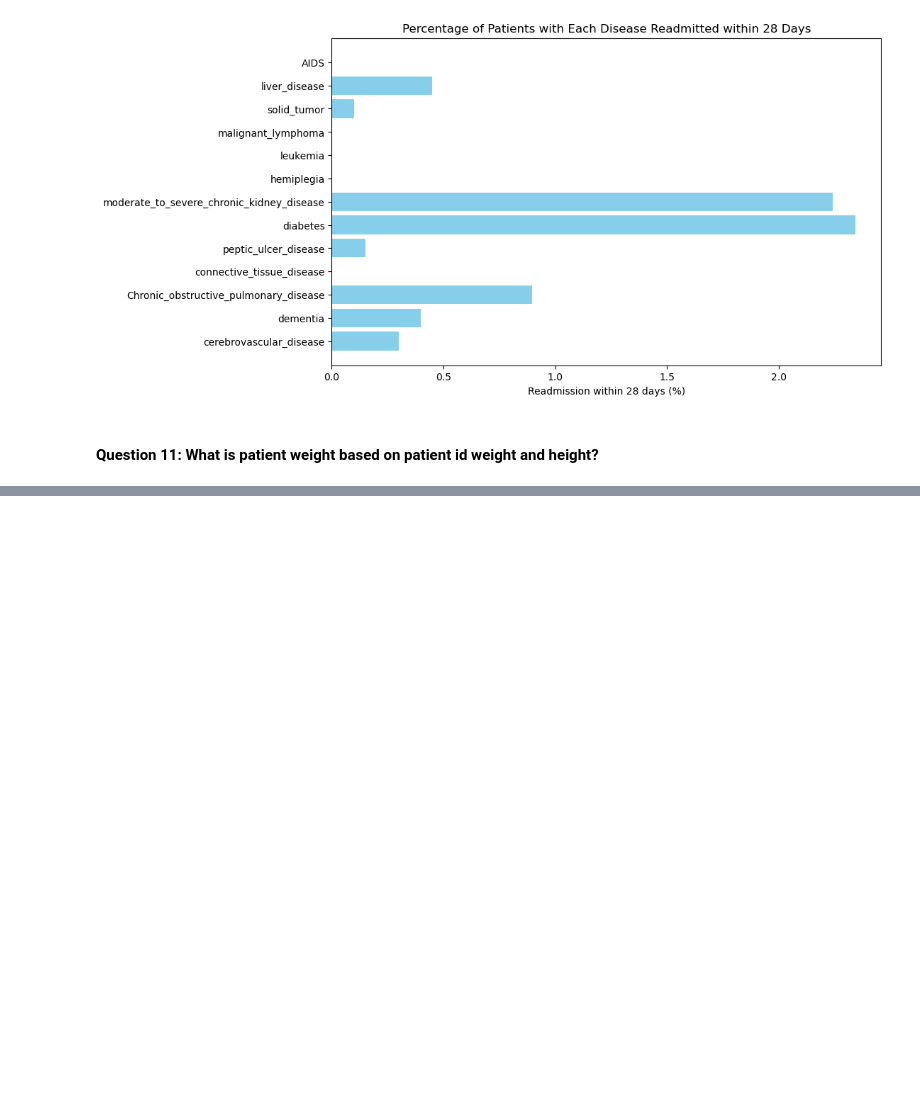
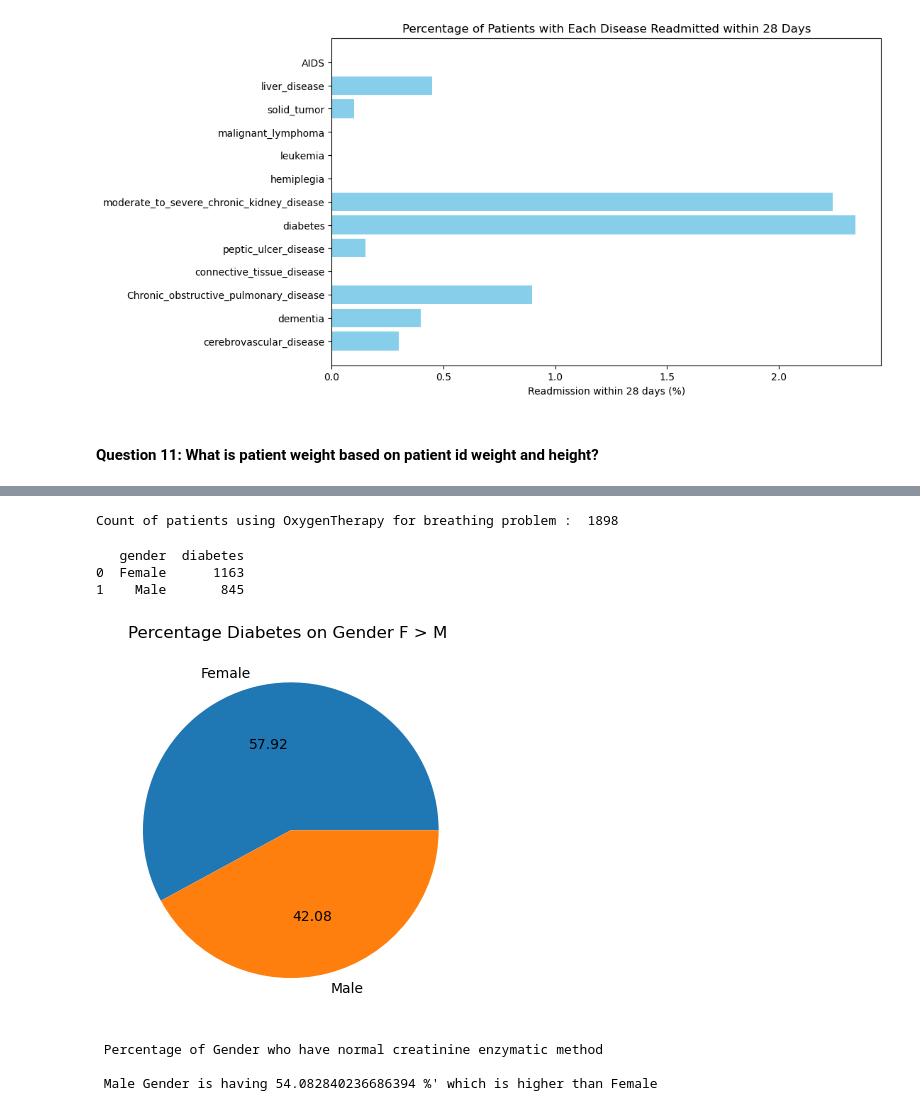
Before and after one commit to renu-matlib/Team18_Matlib_marvels_PythonHackathon_Apr24, a Jupyter notebook: Team18_MAtlib_marvels_AddnlQuestions.ipynb, the cells around one changed output, grey strips where cells are left out. Drawn from its saved outputs; the diff is of its cells as text; code cells hidden in the pictures; blank space fills up the shorter version.

```diff
--- a/Team18_MAtlib_marvels_AddnlQuestions.ipynb
+++ b/Team18_MAtlib_marvels_AddnlQuestions.ipynb
@@ -187,0 +190,60 @@ Enter your height in meters:  12
+# %%
+# 12. How many people are suffering with breathing problem?
+
+oxygenTherapyCount = df_HospitalDischarge['oxygen_inhalation'].value_counts()['OxygenTherapy']
+
+print("Count of patients using OxygenTherapy for breathing problem : ", oxygenTherapyCount)
+# %% [output]
+Count of patients using OxygenTherapy for breathing problem :  1898
+# %%
+# 13. How many men and women have diabetes in a chart showing which category is higher
+
+Merge_df= pd.merge(df_Demography, df_PatientHistory, on='inpatient_number', how='left')
+
+gender_diabetes = Merge_df.groupby('gender')['diabetes'].count().reset_index()
+
+print(gender_diabetes)
+
+plt.title('Percentage Diabetes on Gender F > M ')
+plt.pie(gender_diabetes['diabetes'], labels = gender_diabetes['gender'], autopct='%.2f')
+plt.show()
+# %% [output]
+   gender  diabetes
+0  Female      1163
+1    Male       845
+[figure, added]
+# %%
+# 14. Percentage of gender who have normal creatinine enzymatic method
+
+import seaborn as sns
+Merge_df= pd.merge(df_Demography, df_Labs, on='inpatient_number', how='left')
+
+gender_creatine = Merge_df[['gender', 'creatinine_enzymatic_method']]
+# Ref: Normal (61.9 to 114.9 µmol/L) for men and (53 to 97.2 µmol/L) for women
+
+maleCount = len(list(filter(lambda x: x == 'Male', gender_creatine['gender'])))
+femaleCount = len(list(filter(lambda x: x == 'Female', gender_creatine['gender'])))
+
+count_of_Male_Normal = count_of_Female_Normal = count_of_patientsNotNormal = 0
+for index, row in gender_creatine.iterrows():
+    gender = row['gender']
+    value = row['creatinine_enzymatic_method']
+    if gender == 'Male' and value >= 61.9 and value <= 114.9:
+        count_of_Male_Normal += 1;
+    elif gender == 'Female' and 53 <= value <= 97.2:
+        count_of_Female_Normal += 1;
+    else:
+        count_of_patientsNotNormal +=1
+
+
+print('\n Percentage of Gender who have normal creatinine enzymatic method')
+mpercent = (count_of_Male_Normal/maleCount)*100
+fpercent = (count_of_Female_Normal/femaleCount)*100
+if mpercent > fpercent:
+    print("\n Male Gender is having", mpercent ,"%' which is higher than Female \n")
+elif fpercent > mpercent:
+    print("\n Female Gender is having", fpercent ,"%' which is higher than Male \n ")
+# %% [output]
+ Percentage of Gender who have normal creatinine enzymatic method
+
+ Male Gender is having 54.082840236686394 %' which is higher than Female
```
Also changed, not shown: parts of 11 cells of this notebook.
